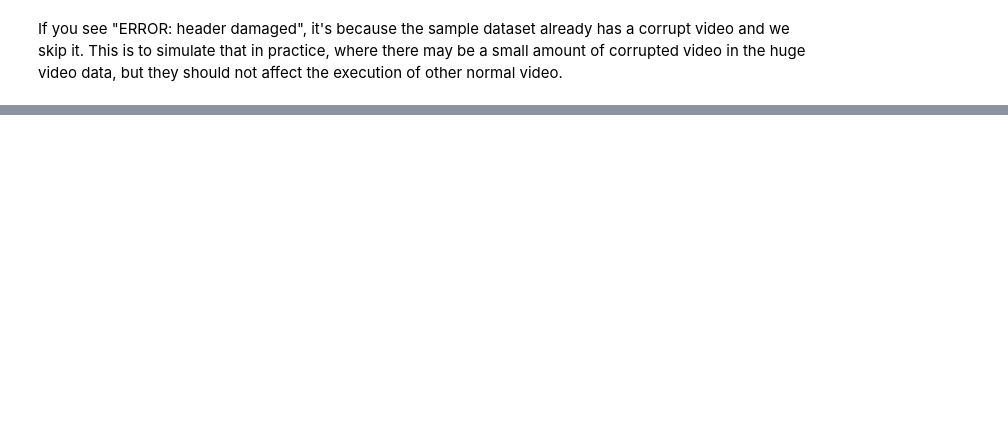
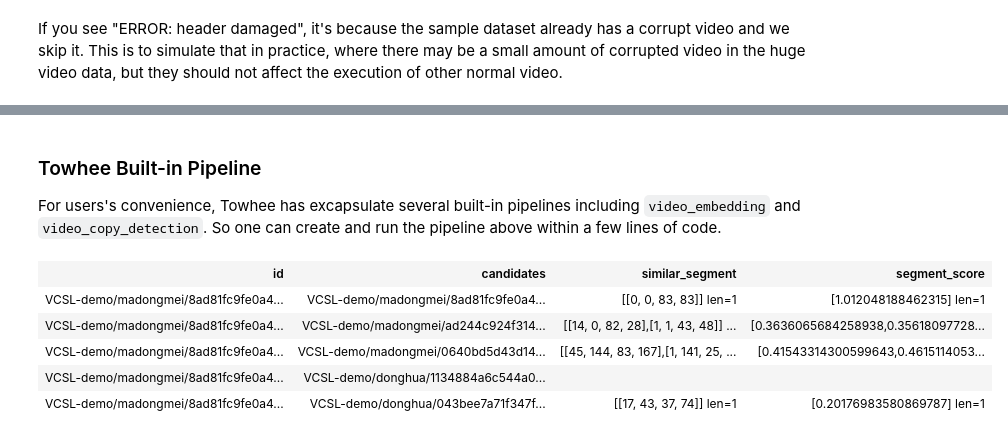
Before and after one commit to towhee-io/examples, a Jupyter notebook: video/video_deduplication/segment_level/video_deduplication_at_segment_level.ipynb, the cells around one changed output, grey strips where cells are left out. Cells and saved outputs as stored; diff of their text form; code cells hidden in the pictures; blank space fills up the shorter version.

```diff
--- a/video/video_deduplication/segment_level/video_deduplication_at_segment_level.ipynb
+++ b/video/video_deduplication/segment_level/video_deduplication_at_segment_level.ipynb
@@ -314,0 +318,56 @@ display_gifs_from_video(event_videos, event_videos, start_time_list=[141, 1], en
+# %% [markdown]
+### Towhee Built-in Pipeline
+
+For users's convenience, Towhee has excapsulate several built-in pipelines including `video_embedding` and `video_copy_detection`. So one can create and run the pipeline above within a few lines of code.
+# %%
+from towhee.dc2 import AutoPipes, AutoConfig
+from towhee.datacollection import DataCollection
+import glob
+
+emb_conf = AutoConfig.load_config('video_embedding')
+emb_conf.collection='video_deduplication'
+emb_conf.leveldb_path='url_vec.db'
+# emb_conf.hbase_table='video_dedup'
+emb_conf.devide = 1
+emb_pipe = AutoPipes.pipeline('video_embedding', emb_conf)
+
+path = glob.glob('VCSL-demo/*/*')
+
+for i in path:
+    try:
+        result = emb_pipe(i)
+    except:
+        pass
+
+del emb_pipe
+# %%
+from towhee.dc2 import AutoPipes, AutoConfig
+from towhee.datacollection import DataCollection
+
+search_conf = AutoConfig.load_config('video_copy_detection')
+search_conf.collection='video_deduplication'
+search_conf.leveldb_path='url_vec.db'
+# search_conf.hbase_table='video_dedup'
+search_conf.search_params = {'limit': 64, 'metric_type':'IP'}
+search_conf.top_k = 5
+search_conf.devide = 1
+search_pipe = AutoPipes.pipeline('video_copy_detection', search_conf)
+
+import glob
+path = glob.glob('VCSL-demo/madongmei/*')
+
+for i in path:
+    try:
+        result = search_pipe(i)
+        DataCollection(result).show()
+    except:
+        pass
+
+del search_pipe
+# %% [output]
+| id | candidates | similar_segment | segment_score |
+| VCSL-demo/madongmei/8ad81fc9fe0a4... | VCSL-demo/madongmei/8ad81fc9fe0a4... | [[0, 0, 83, 83]] len=1 | [1.012048188462315] len=1 |
+| VCSL-demo/madongmei/8ad81fc9fe0a4... | VCSL-demo/madongmei/ad244c924f314... | [[14, 0, 82, 28],[1, 1, 43, 48]] ... | [0.3636065684258938,0.35618097728... |
+| VCSL-demo/madongmei/8ad81fc9fe0a4... | VCSL-demo/madongmei/0640bd5d43d14... | [[45, 144, 83, 167],[1, 141, 25, ... | [0.41543314300599643,0.4615114053... |
+| VCSL-demo/madongmei/8ad81fc9fe0a4... | VCSL-demo/donghua/1134884a6c544a0... |  |  |
+| VCSL-demo/madongmei/8ad81fc9fe0a4... | VCSL-demo/donghua/043bee7a71f347f... | [[17, 43, 37, 74]] len=1 | [0.20176983580869787] len=1 |
```
Also changed, not shown: parts of 17 cells of this notebook, 34 other files.
